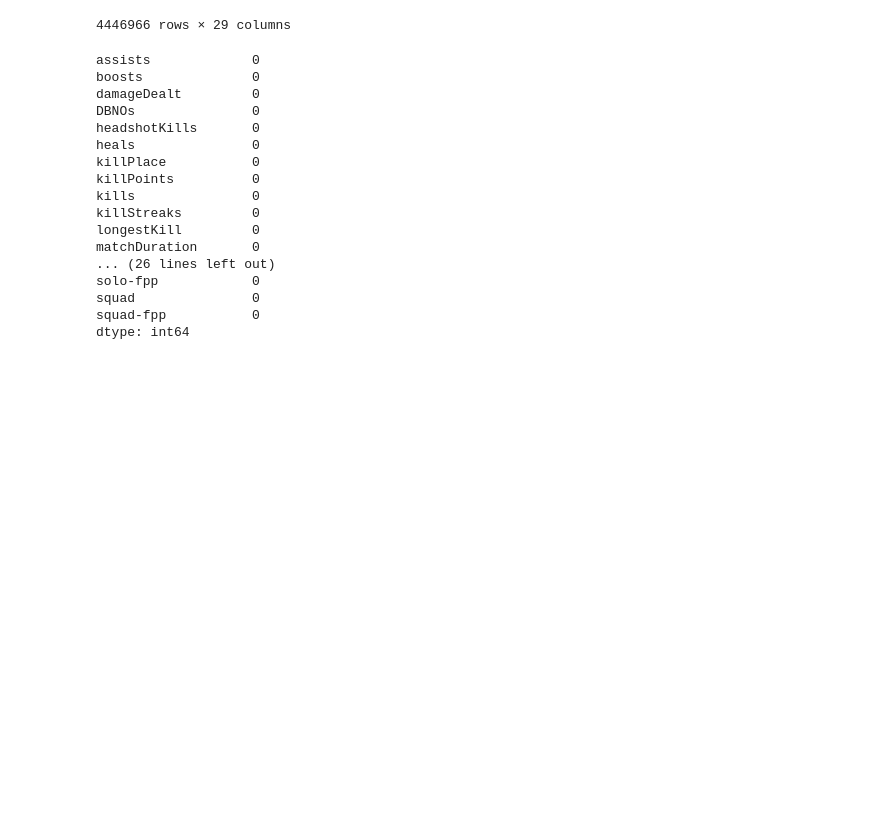
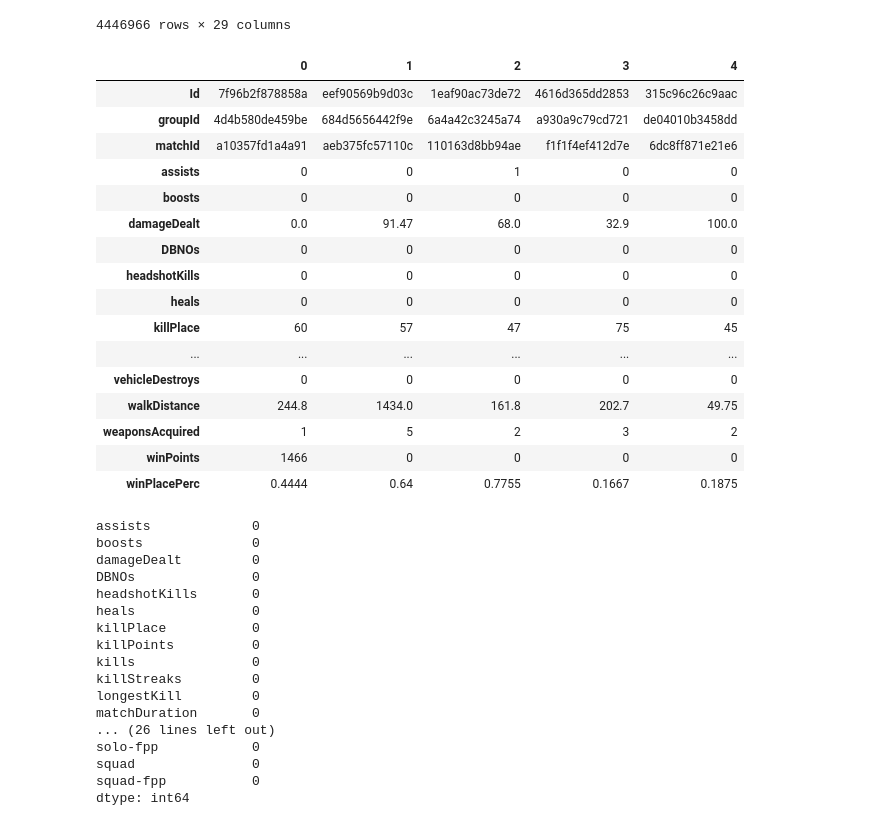
Before and after one commit to miguelangelrestrepo/PROYECTO_PUBG, a Jupyter notebook: PROYECTO_PUBG.ipynb, the cells around one changed output. Saved outputs shown, nothing was run; the diff lists cells and outputs as text; code cells hidden in the pictures; blank space fills up the shorter version.

```diff
--- a/PROYECTO_PUBG.ipynb
+++ b/PROYECTO_PUBG.ipynb
@@ -104,5 +111,25 @@ train
 | 4446964 | cc032cdd73b7ac | c2223f35411394 | c9c701d0ad758a | 0 | 4 | 180.40 | 1 | 1 | 2 | 11 | ... |
 | 4446965 | 0d8e7ed728b6fd | 8c74f72fedf5ff | 62a16aabcc095c | 0 | 2 | 268.00 | 0 | 0 | 1 | 18 | ... |
 4446966 rows × 29 columns
+# %%
+df_train.head().T
+# %% [output]
+|  | 0 | 1 | 2 | 3 | 4 |
+| Id | 7f96b2f878858a | eef90569b9d03c | 1eaf90ac73de72 | 4616d365dd2853 | 315c96c26c9aac |
+| groupId | 4d4b580de459be | 684d5656442f9e | 6a4a42c3245a74 | a930a9c79cd721 | de04010b3458dd |
+| matchId | a10357fd1a4a91 | aeb375fc57110c | 110163d8bb94ae | f1f1f4ef412d7e | 6dc8ff871e21e6 |
+| assists | 0 | 0 | 1 | 0 | 0 |
+| boosts | 0 | 0 | 0 | 0 | 0 |
+| damageDealt | 0.0 | 91.47 | 68.0 | 32.9 | 100.0 |
+| DBNOs | 0 | 0 | 0 | 0 | 0 |
+| headshotKills | 0 | 0 | 0 | 0 | 0 |
+| heals | 0 | 0 | 0 | 0 | 0 |
+| killPlace | 60 | 57 | 47 | 75 | 45 |
+| ... | ... | ... | ... | ... | ... |
+| vehicleDestroys | 0 | 0 | 0 | 0 | 0 |
+| walkDistance | 244.8 | 1434.0 | 161.8 | 202.7 | 49.75 |
+| weaponsAcquired | 1 | 5 | 2 | 3 | 2 |
+| winPoints | 1466 | 0 | 0 | 0 | 0 |
+| winPlacePerc | 0.4444 | 0.64 | 0.7755 | 0.1667 | 0.1875 |
 # %%
 # Tipo de coincidencia entre las bases
```
Also changed, not shown: parts of 33 cells of this notebook.
